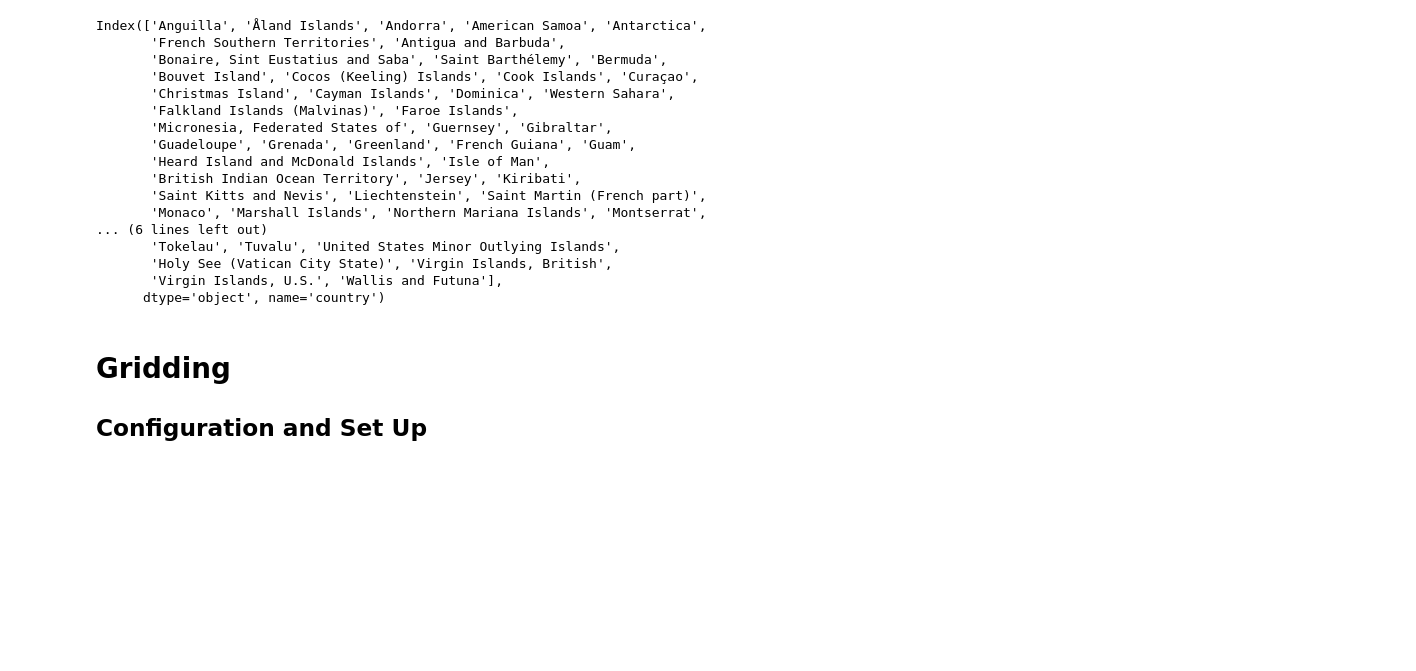
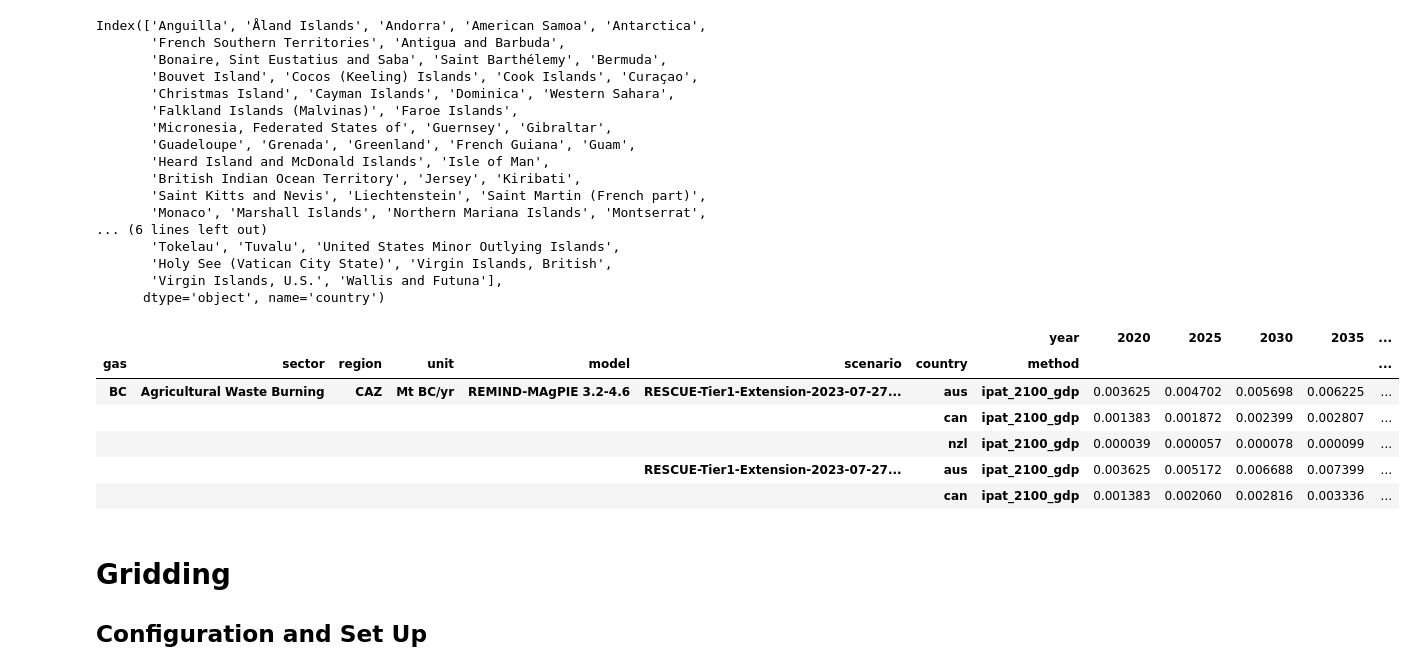
Before and after one commit to jkikstra/concordia, a Jupyter notebook: notebooks/workflow.ipynb, the cells around one changed output. Saved outputs shown, nothing was run; the diff lists cells and outputs as text; code cells hidden in the pictures; blank space fills up the shorter version.

```diff
--- a/notebooks/workflow.ipynb
+++ b/notebooks/workflow.ipynb
@@ -488,6 +488,16 @@ methods = downscaler.methods()
 downscaled = downscaler.downscale(methods).sort_index()
 downscaled = downscaled.pix.assign(method=methods.pix.semijoin(downscaled.index, how="right"))
 downscaled.to_csv(downscaled_path)
+# %%
+downscaled.head()
+# %% [output]
+|  |  |  |  |  |  |  | year | 2020 | 2025 | 2030 | 2035 | ... |
+| gas | sector | region | unit | model | scenario | country | method |  |  |  |  | ... |
+| BC | Agricultural Waste Burning | CAZ | Mt BC/yr | REMIND-MAgPIE 3.2-4.6 | RESCUE-Tier1-Extension-2023-07-27... | aus | ipat_2100_gdp | 0.003625 | 0.004702 | 0.005698 | 0.006225 | ... |
+|  |  |  |  |  |  | can | ipat_2100_gdp | 0.001383 | 0.001872 | 0.002399 | 0.002807 | ... |
+|  |  |  |  |  |  | nzl | ipat_2100_gdp | 0.000039 | 0.000057 | 0.000078 | 0.000099 | ... |
+|  |  |  |  |  | RESCUE-Tier1-Extension-2023-07-27... | aus | ipat_2100_gdp | 0.003625 | 0.005172 | 0.006688 | 0.007399 | ... |
+|  |  |  |  |  |  | can | ipat_2100_gdp | 0.001383 | 0.002060 | 0.002816 | 0.003336 | ... |
 # %% [markdown]
 # Gridding
 
```
Also changed, not shown: parts of 19 cells of this notebook.
